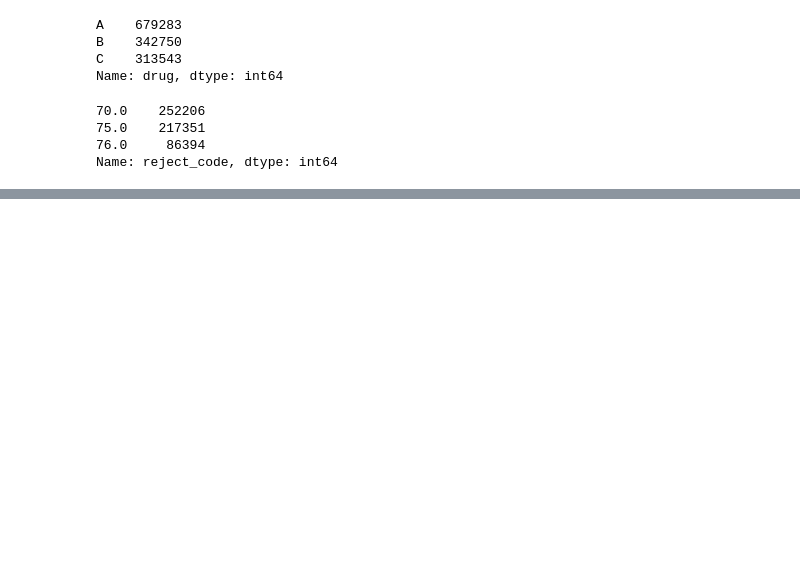
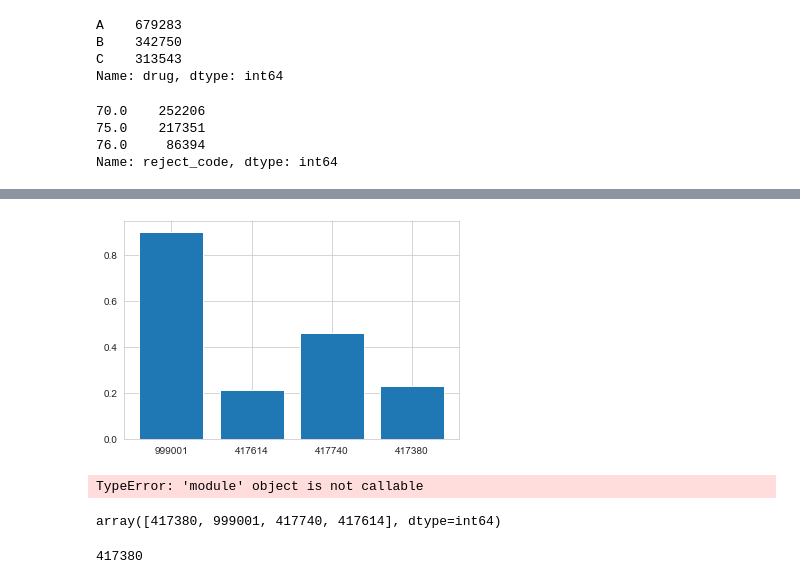
Before and after one commit to xushuo0/CoverMyMeds_Project, a Jupyter notebook: CoverMyMeds Notebook.ipynb, the cells around one changed output, grey strips where cells are left out. Cells and saved outputs as stored; diff of their text form; code cells hidden in the pictures; blank space fills up the shorter version.

```diff
--- a/CoverMyMeds Notebook.ipynb
+++ b/CoverMyMeds Notebook.ipynb
@@ -141,0 +205,17 @@ Name: reject_code, dtype: int64
+# %%
+import matplotlib.pyplot as plt
+plt.bar(AppRatedf['Company'], AppRatedf['App_Rate'])
+plt.show()
+# %% [output]
+[figure, added]
+# %%
+%matplotlib inline
+import matplotlib as plt
+from matplotlib import pyplot
+plt(AppRatedf)
+# set x/y labels and plot title
+plt.pyplot.xlabel("Company")
+plt.pyplot.ylabel("Approval Rate")
+plt.pyplot.title("Approval Rate")
+# %% [output]
+TypeError: 'module' object is not callable
@@ -141,0 +224,8 @@ Name: reject_code, dtype: int64
+# %%
+Company
+# %% [output]
+array([417380, 999001, 417740, 417614], dtype=int64)
+# %%
+Company[0]
+# %% [output]
+417380
```
Also changed, not shown: parts of 19 cells of this notebook.
